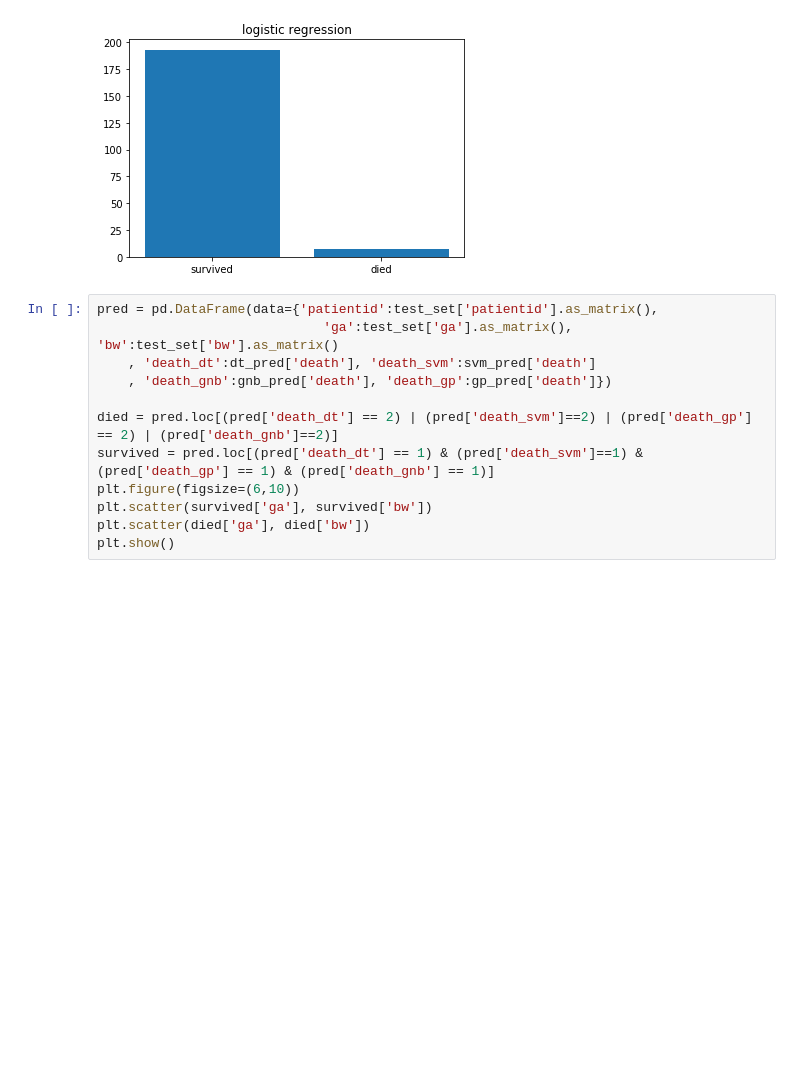
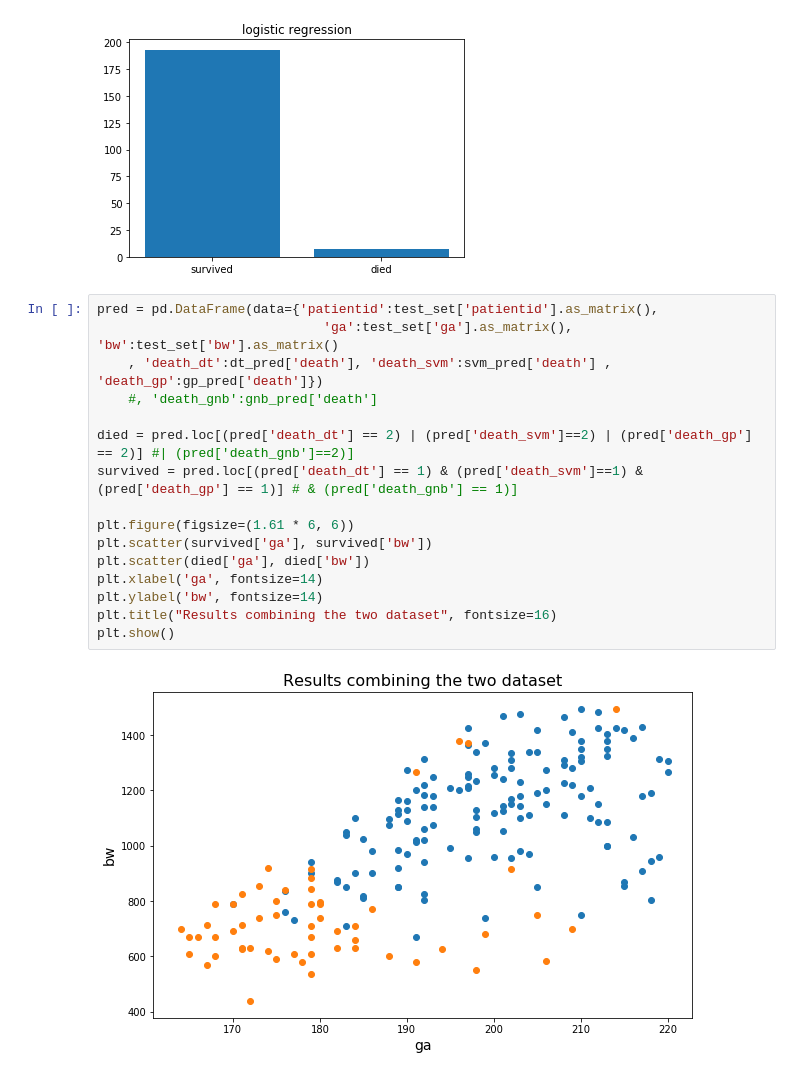
Before and after one commit to MaximilianProll/statgen, a Jupyter notebook: notebook.ipynb, the cells around one changed output. Cells and saved outputs as stored; diff of their text form; blank space fills up the shorter version.

```diff
--- a/notebook.ipynb
+++ b/notebook.ipynb
@@ -625,12 +429,18 @@ plt.show()
 # %%
 pred = pd.DataFrame(data={'patientid':test_set['patientid'].as_matrix(),
                              'ga':test_set['ga'].as_matrix(), 'bw':test_set['bw'].as_matrix()
-    , 'death_dt':dt_pred['death'], 'death_svm':svm_pred['death']
-    , 'death_gnb':gnb_pred['death'], 'death_gp':gp_pred['death']})
+    , 'death_dt':dt_pred['death'], 'death_svm':svm_pred['death'] , 'death_gp':gp_pred['death']})
+    #, 'death_gnb':gnb_pred['death']
 
-died = pred.loc[(pred['death_dt'] == 2) | (pred['death_svm']==2) | (pred['death_gp'] == 2) | (pred['death_gnb']==2)]
-survived = pred.loc[(pred['death_dt'] == 1) & (pred['death_svm']==1) & (pred['death_gp'] == 1) & (pred['death_gnb'] == 1)]
-plt.figure(figsize=(6,10))
+died = pred.loc[(pred['death_dt'] == 2) | (pred['death_svm']==2) | (pred['death_gp'] == 2)] #| (pred['death_gnb']==2)]
+survived = pred.loc[(pred['death_dt'] == 1) & (pred['death_svm']==1) & (pred['death_gp'] == 1)] # & (pred['death_gnb'] == 1)]
+
+plt.figure(figsize=(1.61 * 6, 6))
 plt.scatter(survived['ga'], survived['bw'])
 plt.scatter(died['ga'], died['bw'])
+plt.xlabel('ga', fontsize=14)
+plt.ylabel('bw', fontsize=14)
+plt.title("Results combining the two dataset", fontsize=16)
 plt.show()
+# %% [output]
+[figure, added]
```
Also changed, not shown: parts of 27 cells of this notebook, 17 other files.
